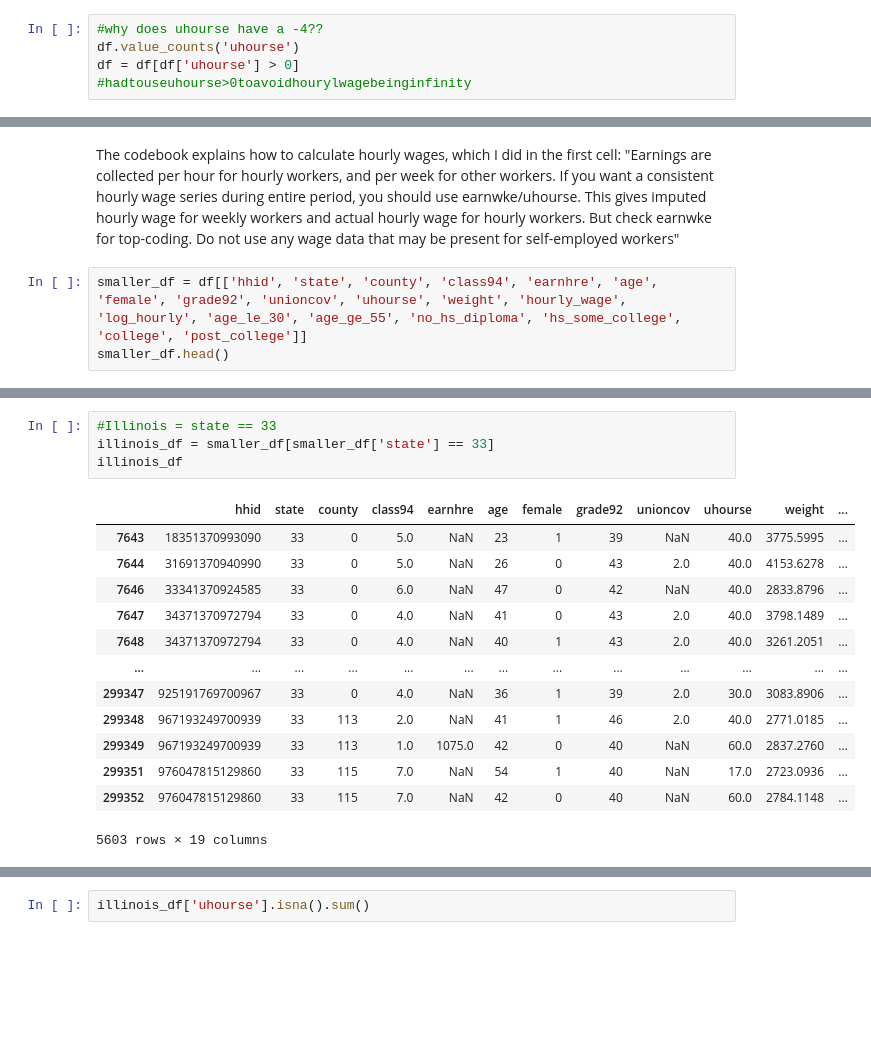
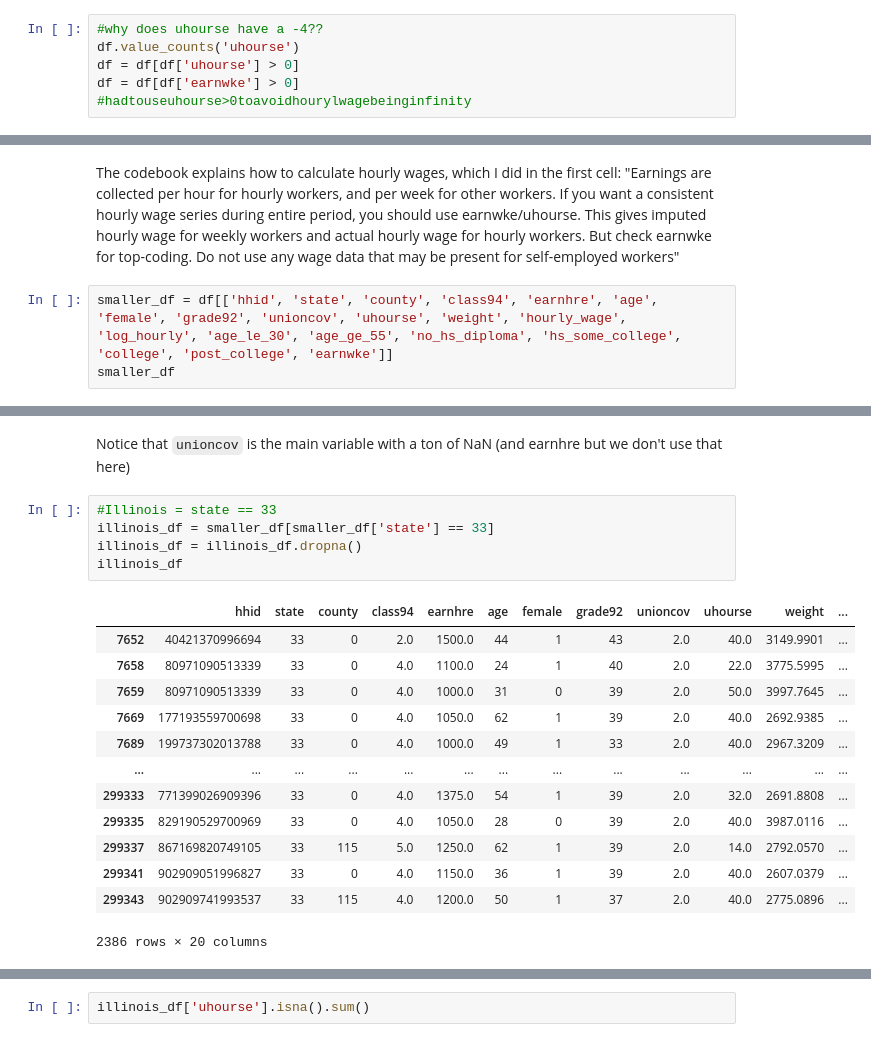
Before and after one commit to vedikabar/pdi_pensions, a Jupyter notebook: notebooks/CPS_MORG_R.ipynb, the cells around one changed output, grey strips where cells are left out. Cells and saved outputs as stored; diff of their text form; blank space fills up the shorter version.

```diff
--- a/notebooks/CPS_MORG_R.ipynb
+++ b/notebooks/CPS_MORG_R.ipynb
@@ -16,4 +37,5 @@ df.head()
 #why does uhourse have a -4??
 df.value_counts('uhourse')
 df = df[df['uhourse'] > 0]
+df = df[df['earnwke'] > 0]
 #hadtouseuhourse>0toavoidhourylwagebeinginfinity
@@ -51,8 +75,8 @@ df = pd.concat([df, new_cols], axis=1)
 # %% [markdown]
 The codebook explains how to calculate hourly wages, which I did in the first cell: "Earnings are collected per hour for hourly workers, and per week for other workers. If you want a consistent hourly wage series during entire period, you should use earnwke/uhourse. This gives imputed hourly wage for weekly workers and actual hourly wage for hourly workers. But check earnwke for top-coding. Do not use any wage data that may be present for self-employed workers"
 # %%
-smaller_df = df[['hhid', 'state', 'county', 'class94', 'earnhre', 'age', 'female', 'grade92', 'unioncov', 'uhourse', 'weight', 'hourly_wage', 'log_hourly', 'age_le_30', 'age_ge_55', 'no_hs_diploma', 'hs_some_college', 'college', 'post_college']]
-smaller_df.head()
+smaller_df = df[['hhid', 'state', 'county', 'class94', 'earnhre', 'age', 'female', 'grade92', 'unioncov', 'uhourse', 'weight', 'hourly_wage', 'log_hourly', 'age_le_30', 'age_ge_55', 'no_hs_diploma', 'hs_some_college', 'college', 'post_college', 'earnwke']]
+smaller_df
 # %% [output]
 |  | hhid | state | county | class94 | earnhre | age | female | grade92 | unioncov | uhourse | weight | ... |
 | 0 | 2600310997690 | 63 | 0 | 4.0 | 2100.0 | 41 | 0 | 39 | 2.0 | 40.0 | 2846.6161 | ... |
@@ -63,18 +115,21 @@ smaller_df.head()
+# %% [markdown]
+Notice that `unioncov` is the main variable with a ton of NaN (and earnhre but we don't use that here)
 # %%
 #Illinois = state == 33
 illinois_df = smaller_df[smaller_df['state'] == 33]
+illinois_df = illinois_df.dropna()
 illinois_df
 # %% [output]
 |  | hhid | state | county | class94 | earnhre | age | female | grade92 | unioncov | uhourse | weight | ... |
-| 7643 | 18351370993090 | 33 | 0 | 5.0 | NaN | 23 | 1 | 39 | NaN | 40.0 | 3775.5995 | ... |
-| 7644 | 31691370940990 | 33 | 0 | 5.0 | NaN | 26 | 0 | 43 | 2.0 | 40.0 | 4153.6278 | ... |
-| 7646 | 33341370924585 | 33 | 0 | 6.0 | NaN | 47 | 0 | 42 | NaN | 40.0 | 2833.8796 | ... |
-| 7647 | 34371370972794 | 33 | 0 | 4.0 | NaN | 41 | 0 | 43 | 2.0 | 40.0 | 3798.1489 | ... |
-| 7648 | 34371370972794 | 33 | 0 | 4.0 | NaN | 40 | 1 | 43 | 2.0 | 40.0 | 3261.2051 | ... |
+| 7652 | 40421370996694 | 33 | 0 | 2.0 | 1500.0 | 44 | 1 | 43 | 2.0 | 40.0 | 3149.9901 | ... |
+| 7658 | 80971090513339 | 33 | 0 | 4.0 | 1100.0 | 24 | 1 | 40 | 2.0 | 22.0 | 3775.5995 | ... |
+| 7659 | 80971090513339 | 33 | 0 | 4.0 | 1000.0 | 31 | 0 | 39 | 2.0 | 50.0 | 3997.7645 | ... |
+| 7669 | 177193559700698 | 33 | 0 | 4.0 | 1050.0 | 62 | 1 | 39 | 2.0 | 40.0 | 2692.9385 | ... |
+| 7689 | 199737302013788 | 33 | 0 | 4.0 | 1000.0 | 49 | 1 | 33 | 2.0 | 40.0 | 2967.3209 | ... |
 | ... | ... | ... | ... | ... | ... | ... | ... | ... | ... | ... | ... | ... |
-| 299347 | 925191769700967 | 33 | 0 | 4.0 | NaN | 36 | 1 | 39 | 2.0 | 30.0 | 3083.8906 | ... |
-| 299348 | 967193249700939 | 33 | 113 | 2.0 | NaN | 41 | 1 | 46 | 2.0 | 40.0 | 2771.0185 | ... |
-| 299349 | 967193249700939 | 33 | 113 | 1.0 | 1075.0 | 42 | 0 | 40 | NaN | 60.0 | 2837.2760 | ... |
-| 299351 | 976047815129860 | 33 | 115 | 7.0 | NaN | 54 | 1 | 40 | NaN | 17.0 | 2723.0936 | ... |
-| 299352 | 976047815129860 | 33 | 115 | 7.0 | NaN | 42 | 0 | 40 | NaN | 60.0 | 2784.1148 | ... |
+| 299333 | 771399026909396 | 33 | 0 | 4.0 | 1375.0 | 54 | 1 | 39 | 2.0 | 32.0 | 2691.8808 | ... |
+| 299335 | 829190529700969 | 33 | 0 | 4.0 | 1050.0 | 28 | 0 | 39 | 2.0 | 40.0 | 3987.0116 | ... |
+| 299337 | 867169820749105 | 33 | 115 | 5.0 | 1250.0 | 62 | 1 | 39 | 2.0 | 14.0 | 2792.0570 | ... |
+| 299341 | 902909051996827 | 33 | 0 | 4.0 | 1150.0 | 36 | 1 | 39 | 2.0 | 40.0 | 2607.0379 | ... |
+| 299343 | 902909741993537 | 33 | 115 | 4.0 | 1200.0 | 50 | 1 | 37 | 2.0 | 40.0 | 2775.0896 | ... |
-5603 rows × 19 columns
+2386 rows × 20 columns
```
Also changed, not shown: parts of 19 cells of this notebook.
